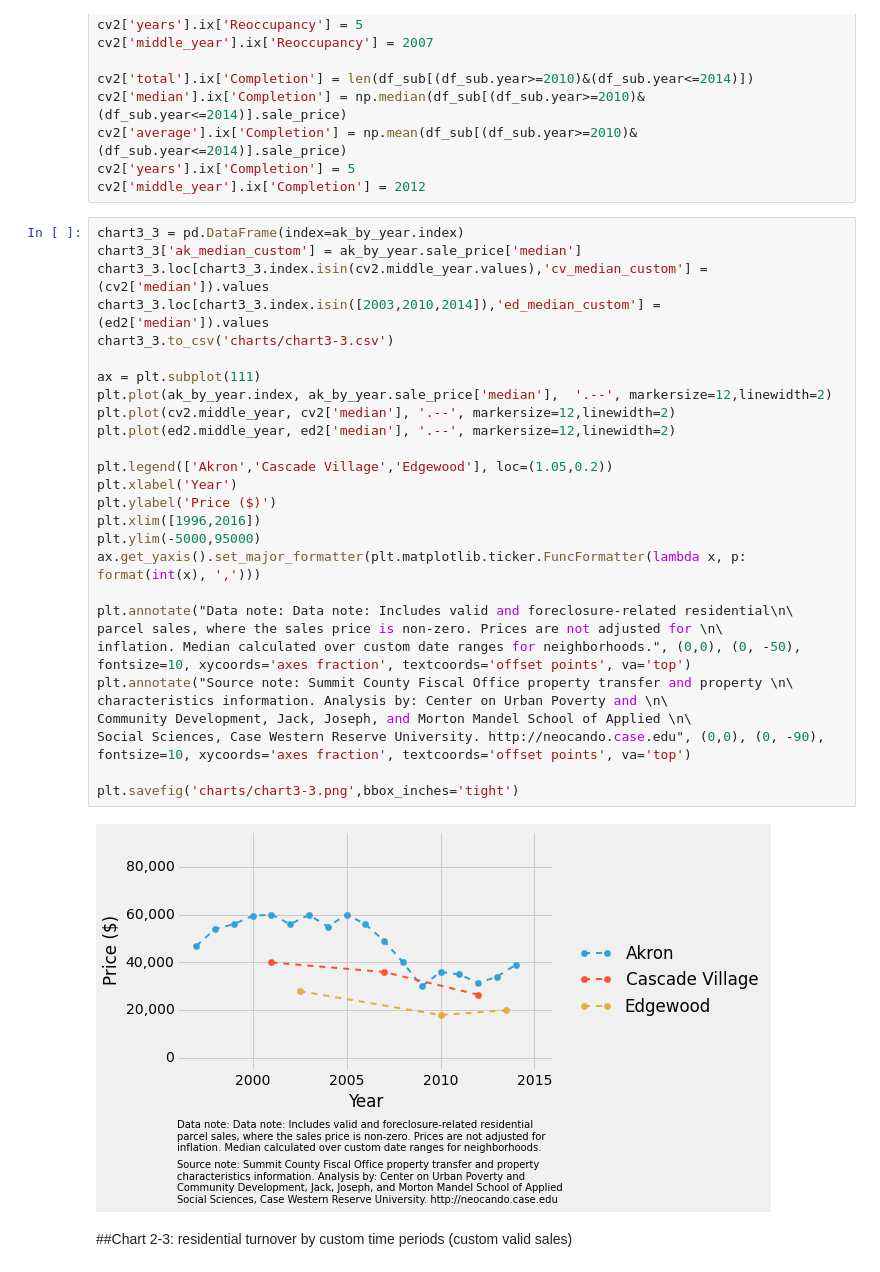
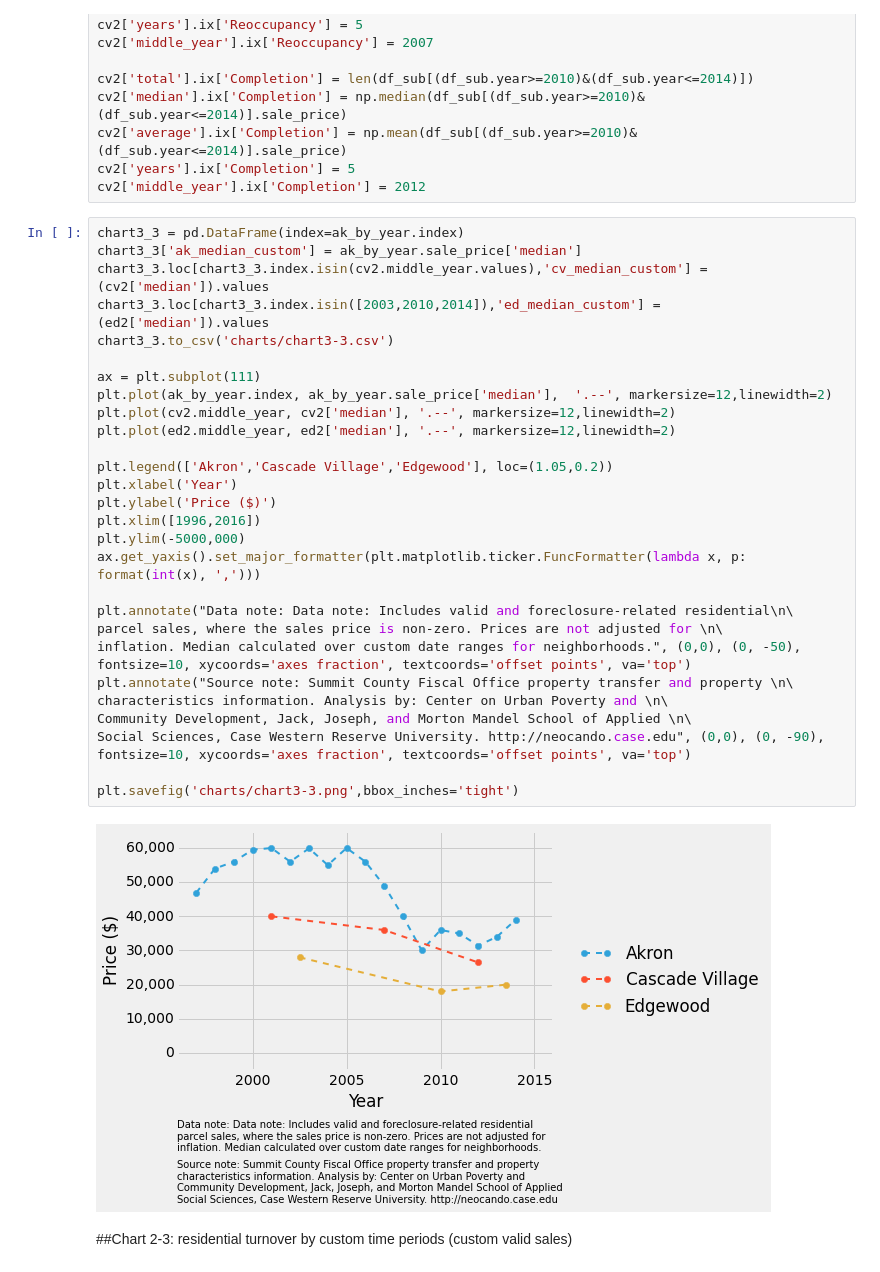
Before and after one commit to PovertyCenterCLE/akron_sales, a Jupyter notebook: Analysis Scripts/Residential Charts.ipynb, the cells around one changed output. Cells and saved outputs as stored; diff of their text form.

Commit message:
fix axis and data note issue in residential charts

```diff
--- a/Analysis Scripts/Residential Charts.ipynb
+++ b/Analysis Scripts/Residential Charts.ipynb
@@ -406,33 +425,33 @@ cv2['middle_year'].ix['Completion'] = 2012
 # %%
 chart3_3 = pd.DataFrame(index=ak_by_year.index)
 chart3_3['ak_median_custom'] = ak_by_year.sale_price['median']
 chart3_3.loc[chart3_3.index.isin(cv2.middle_year.values),'cv_median_custom'] = (cv2['median']).values
 chart3_3.loc[chart3_3.index.isin([2003,2010,2014]),'ed_median_custom'] =  (ed2['median']).values
 chart3_3.to_csv('charts/chart3-3.csv')
 
 ax = plt.subplot(111)
 plt.plot(ak_by_year.index, ak_by_year.sale_price['median'],  '.--', markersize=12,linewidth=2)
 plt.plot(cv2.middle_year, cv2['median'], '.--', markersize=12,linewidth=2)
 plt.plot(ed2.middle_year, ed2['median'], '.--', markersize=12,linewidth=2)
 
 plt.legend(['Akron','Cascade Village','Edgewood'], loc=(1.05,0.2))
 plt.xlabel('Year')
 plt.ylabel('Price ($)')
 plt.xlim([1996,2016])
-plt.ylim(-5000,95000)
+plt.ylim(-5000,000)
 ax.get_yaxis().set_major_formatter(plt.matplotlib.ticker.FuncFormatter(lambda x, p: format(int(x), ',')))
 
 plt.annotate("Data note: Data note: Includes valid and foreclosure-related residential\n\
 parcel sales, where the sales price is non-zero. Prices are not adjusted for \n\
 inflation. Median calculated over custom date ranges for neighborhoods.", (0,0), (0, -50), fontsize=10, xycoords='axes fraction', textcoords='offset points', va='top')
 plt.annotate("Source note: Summit County Fiscal Office property transfer and property \n\
 characteristics information. Analysis by: Center on Urban Poverty and \n\
 Community Development, Jack, Joseph, and Morton Mandel School of Applied \n\
 Social Sciences, Case Western Reserve University. http://neocando.case.edu", (0,0), (0, -90), fontsize=10, xycoords='axes fraction', textcoords='offset points', va='top')
 
 plt.savefig('charts/chart3-3.png',bbox_inches='tight')
 # %% [output]
-[figure, old version]
+[figure, new version]
 # %% [markdown]
 ##Chart 2-3: residential turnover by custom time periods (custom valid sales)
 # %%
```
Also changed, not shown: parts of 4 cells of this notebook.
